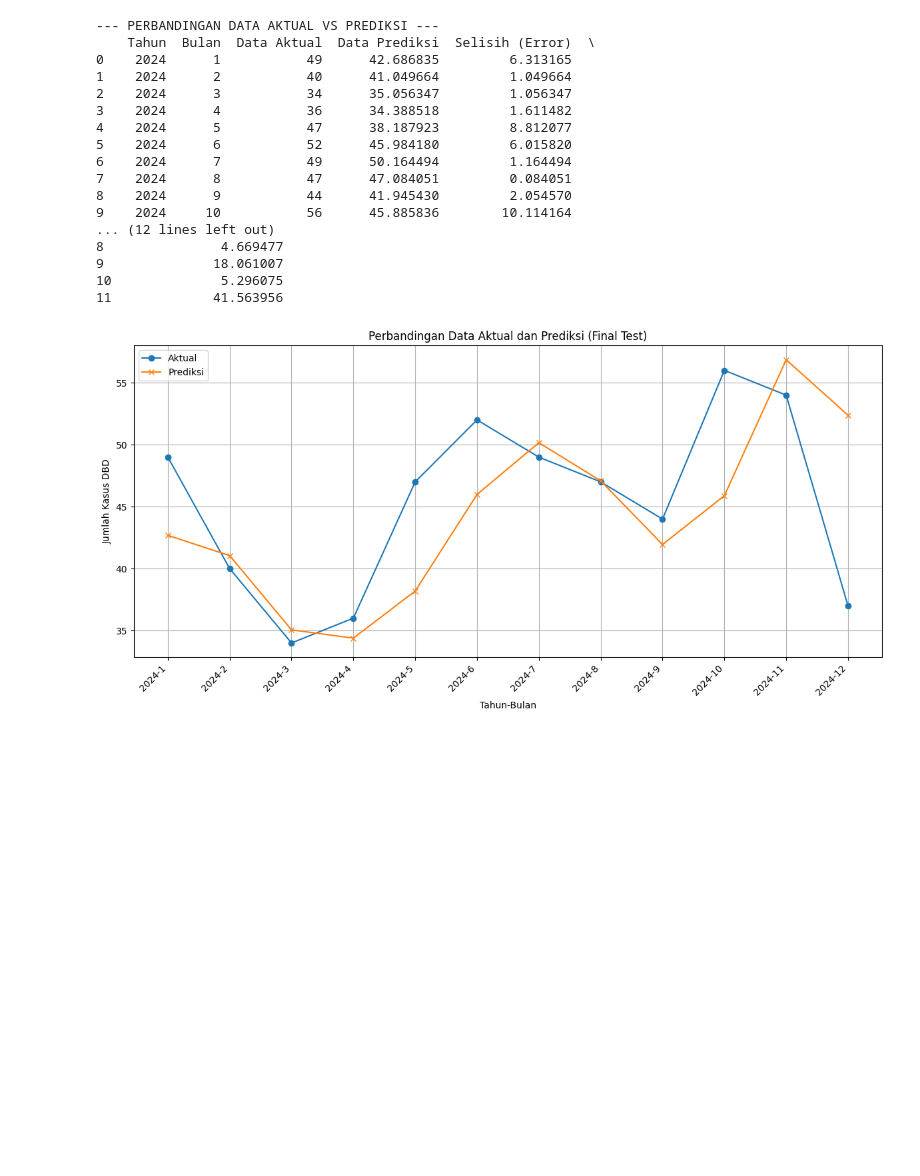
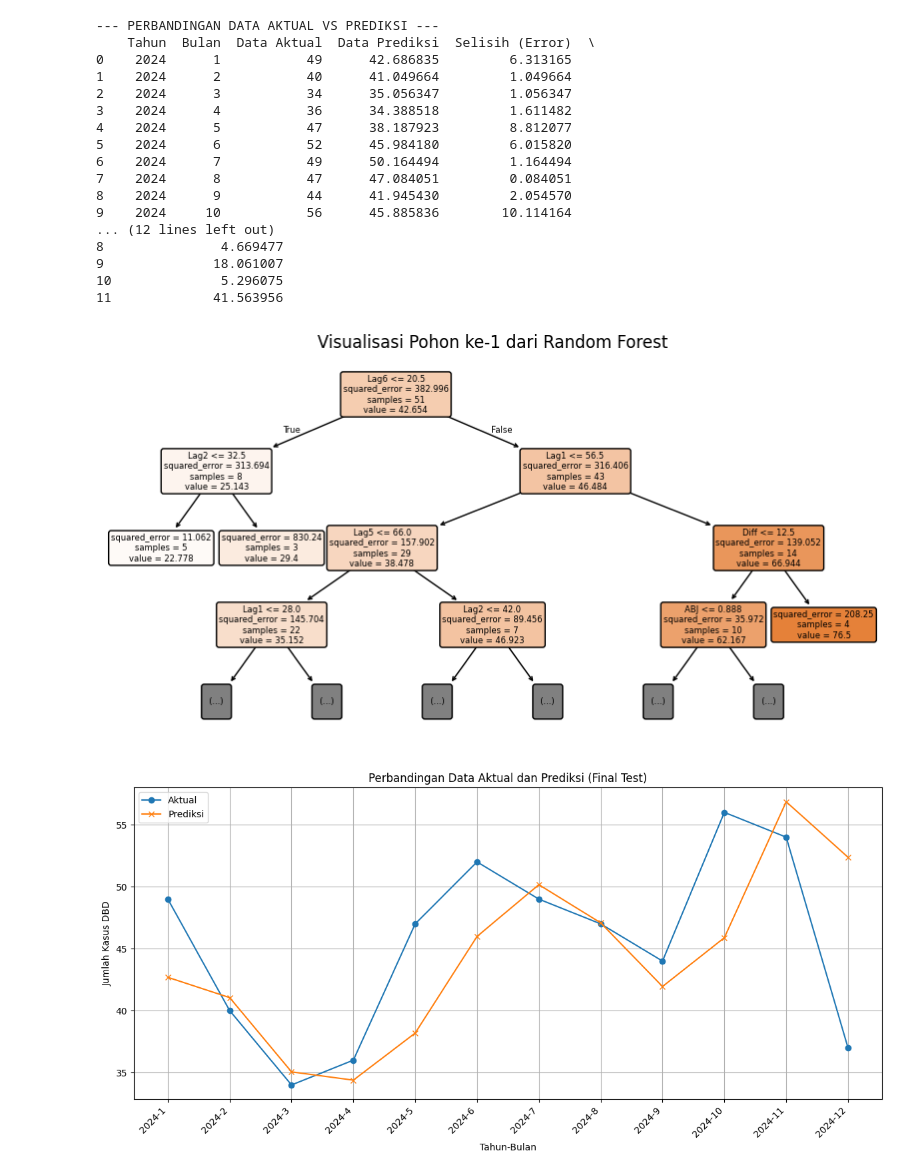
Before and after one commit to rahmisaputri/dengue-prediction-rf, a Jupyter notebook: train_model.ipynb, the cells around one changed output. Cells and saved outputs as stored; diff of their text form; code cells hidden in the pictures; blank space fills up the shorter version.

```diff
--- a/train_model.ipynb
+++ b/train_model.ipynb
@@ -684,3 +684,14 @@ y_train = y.iloc[:split_index]
 
 X_test  = X.iloc[split_index:]
 y_test  = y.iloc[split_index:]
+# %%
+from sklearn.ensemble import RandomForestRegressor
+
+# Model default (sebelum tuning)
+rf = RandomForestRegressor(random_state=42)
+
+# Training
+rf.fit(X_train, y_train)
+
+# Prediksi data test
+y_predict = rf.predict(X_test)
@@ -818,6 +856,19 @@ df_hasil_lengkap.to_csv(RESULT_SAVE_PATH, index=False)
 
 os.makedirs(os.path.dirname(CLEANED_SAVE_PATH), exist_ok=True)
 df.to_csv(CLEANED_SAVE_PATH, index=False)
+# %%
+import matplotlib.pyplot as plt
+from sklearn.tree import plot_tree
+
+# Visualisasi pohon pertama dari best_model
+plt.figure(figsize=(10,5))
+plot_tree(best_model.estimators_[0], filled=True, rounded=True,
+          feature_names=X_train.columns,
+          max_depth=3)  # batasi depth supaya jelas
+plt.title("Visualisasi Pohon ke-1 dari Random Forest")
+plt.show()
+# %% [output]
+[figure, added]
 # %%
 import matplotlib.pyplot as plt
 import numpy as np
```
Also changed, not shown: parts of 3 cells of this notebook, 1 other file.
